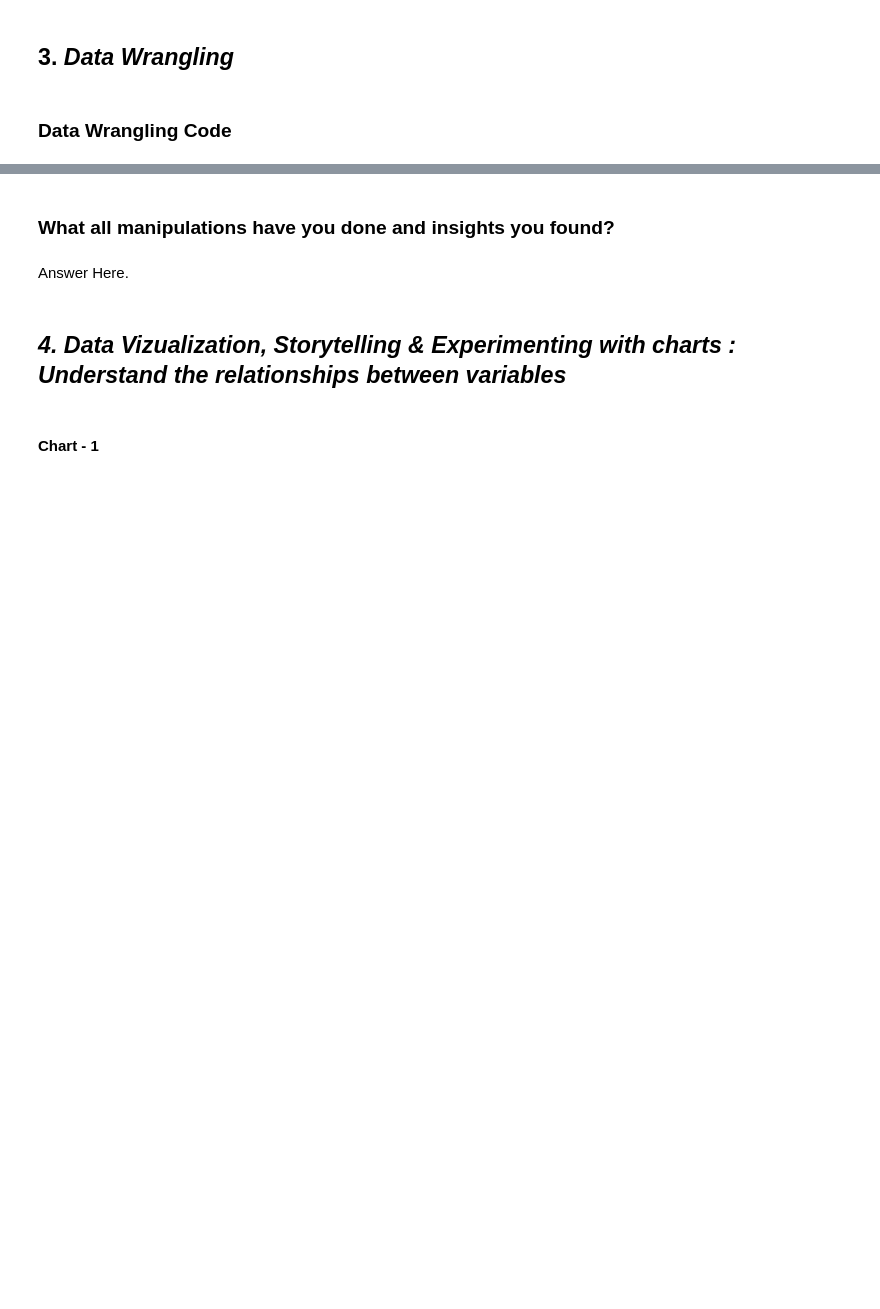
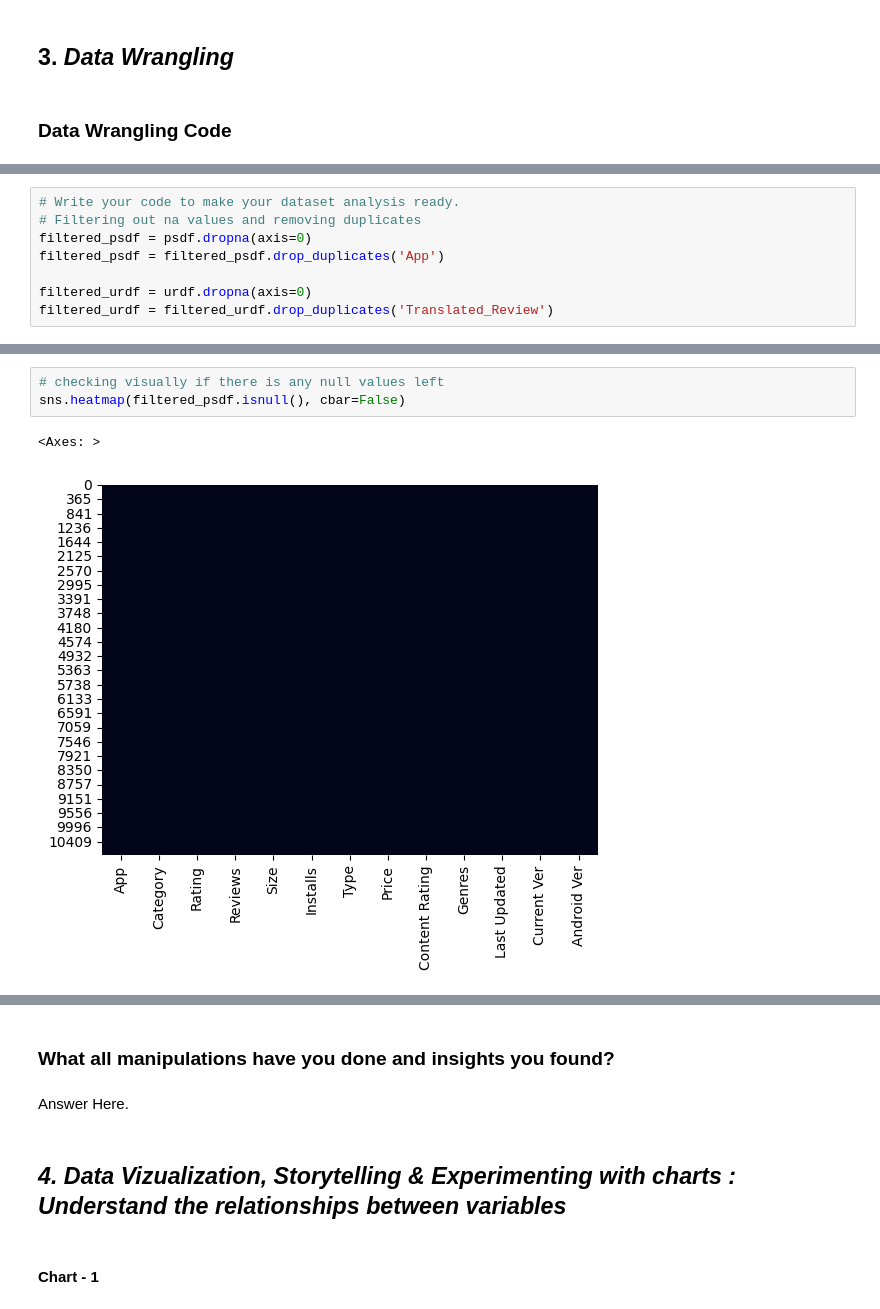
Before and after one commit to RayedShamim/Google-Play-Store-EDA-Rayed, a Jupyter notebook: Google_Play_Store_EDA_Submission.ipynb, the cells around one changed output, grey strips where cells are left out. Saved outputs shown, nothing was run; the diff lists cells and outputs as text; blank space fills up the shorter version.

```diff
--- a/Google_Play_Store_EDA_Submission.ipynb
+++ b/Google_Play_Store_EDA_Submission.ipynb
@@ -123,0 +347,8 @@ Answer Here
+# %%
+# Write your code to make your dataset analysis ready.
+# Filtering out na values and removing duplicates
+filtered_psdf = psdf.dropna(axis=0)
+filtered_psdf = filtered_psdf.drop_duplicates('App')
+
+filtered_urdf = urdf.dropna(axis=0)
+filtered_urdf = filtered_urdf.drop_duplicates('Translated_Review')
@@ -123,0 +378,6 @@ Answer Here
+# %%
+# checking visually if there is any null values left
+sns.heatmap(filtered_psdf.isnull(), cbar=False)
+# %% [output]
+<Axes: >
+[figure, added]
```
Also changed, not shown: parts of 49 cells of this notebook.
